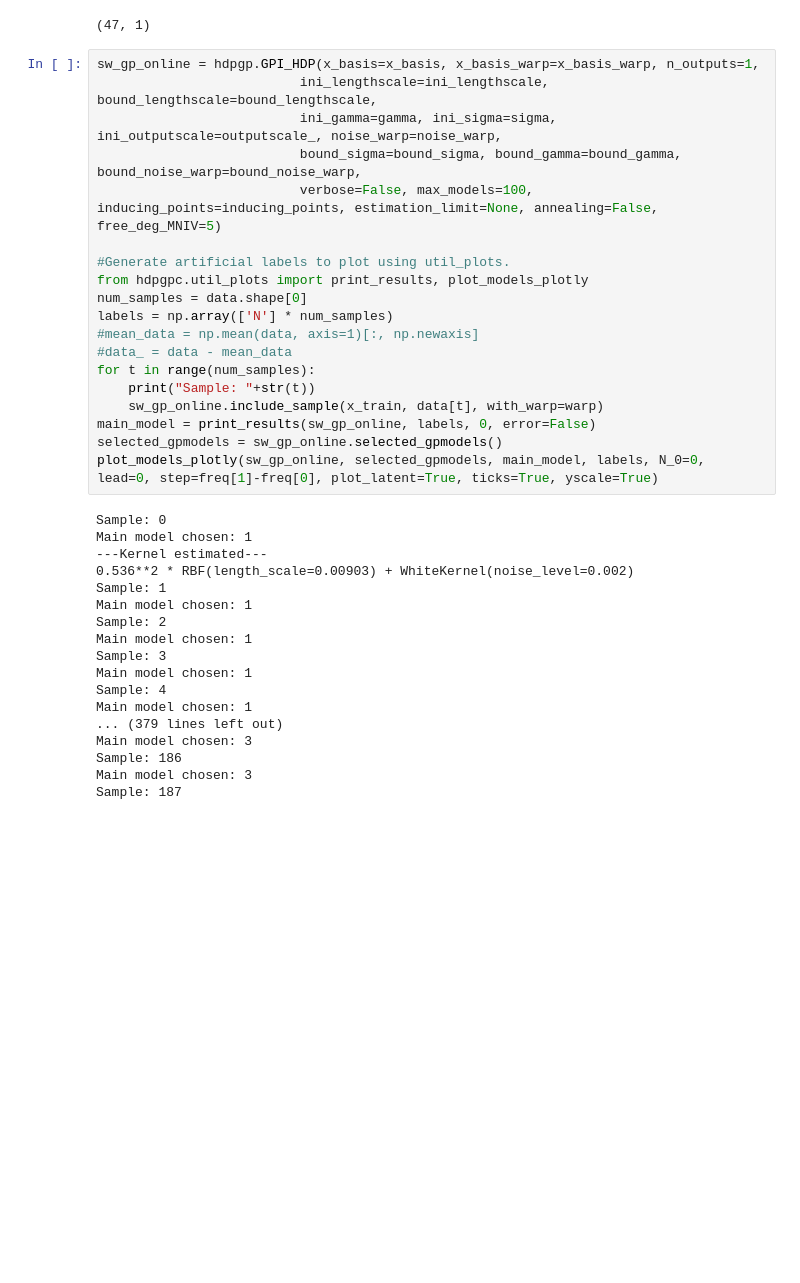
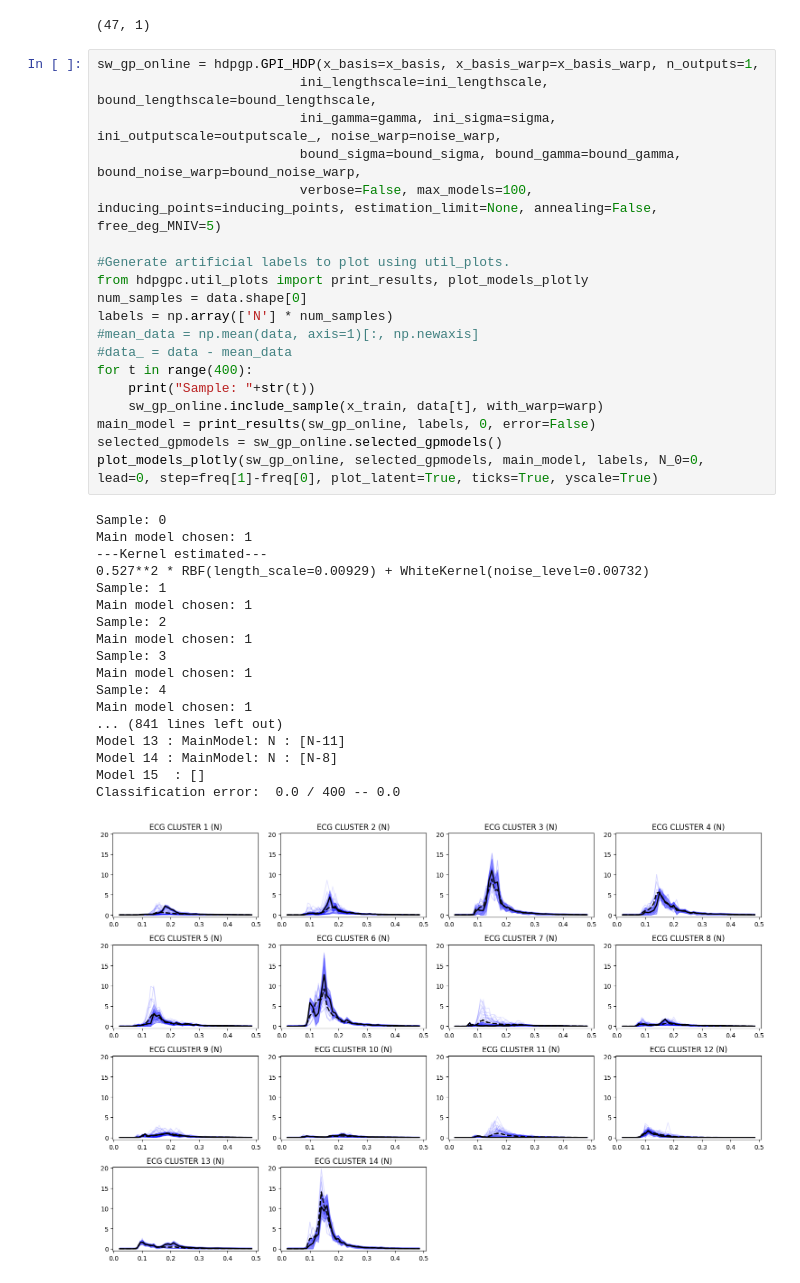
Before and after one commit to AdrianPerezHerrero/HDP-GPC, a Jupyter notebook: hdpgpc/ocean/ClasificacionOlas_ndbc.ipynb, the cells around one changed output. Cells and saved outputs as stored; diff of their text form; blank space fills up the shorter version.

```diff
--- a/hdpgpc/ocean/ClasificacionOlas_ndbc.ipynb
+++ b/hdpgpc/ocean/ClasificacionOlas_ndbc.ipynb
@@ -138,40 +138,41 @@ x_basis_warp = np.atleast_2d(np.arange(freq[0], freq[-1], freq.shape[0]/2.0, dty
 # %%
 sw_gp_online = hdpgp.GPI_HDP(x_basis=x_basis, x_basis_warp=x_basis_warp, n_outputs=1,
                           ini_lengthscale=ini_lengthscale, bound_lengthscale=bound_lengthscale,
                           ini_gamma=gamma, ini_sigma=sigma, ini_outputscale=outputscale_, noise_warp=noise_warp,
                           bound_sigma=bound_sigma, bound_gamma=bound_gamma, bound_noise_warp=bound_noise_warp,
                           verbose=False, max_models=100, inducing_points=inducing_points, estimation_limit=None, annealing=False, free_deg_MNIV=5)
 
 #Generate artificial labels to plot using util_plots.
 from hdpgpc.util_plots import print_results, plot_models_plotly
 num_samples = data.shape[0]
 labels = np.array(['N'] * num_samples)
 #mean_data = np.mean(data, axis=1)[:, np.newaxis]
 #data_ = data - mean_data
-for t in range(num_samples):
+for t in range(400):
     print("Sample: "+str(t))
     sw_gp_online.include_sample(x_train, data[t], with_warp=warp)
 main_model = print_results(sw_gp_online, labels, 0, error=False)
 selected_gpmodels = sw_gp_online.selected_gpmodels()
 plot_models_plotly(sw_gp_online, selected_gpmodels, main_model, labels, N_0=0, lead=0, step=freq[1]-freq[0], plot_latent=True, ticks=True, yscale=True)
 # %% [output]
 Sample: 0
 Main model chosen: 1
 ---Kernel estimated---
-0.536**2 * RBF(length_scale=0.00903) + WhiteKernel(noise_level=0.002)
+0.527**2 * RBF(length_scale=0.00929) + WhiteKernel(noise_level=0.00732)
 Sample: 1
 Main model chosen: 1
 Sample: 2
 Main model chosen: 1
 Sample: 3
 Main model chosen: 1
 Sample: 4
 Main model chosen: 1
-... (379 lines left out)
-Main model chosen: 3
-Sample: 186
-Main model chosen: 3
-Sample: 187
+... (841 lines left out)
+Model 13 : MainModel: N : [N-11]
+Model 14 : MainModel: N : [N-8]
+Model 15  : []
+Classification error:  0.0 / 400 -- 0.0
+[figure, added]
 # %%
 sw_gp = hdpgp.GPI_HDP(x_basis=x_basis, x_basis_warp=x_basis_warp, n_outputs=1,
                           ini_lengthscale=ini_lengthscale, bound_lengthscale=bound_lengthscale,
```
Also changed, not shown: parts of 5 cells of this notebook, 3 other files.
